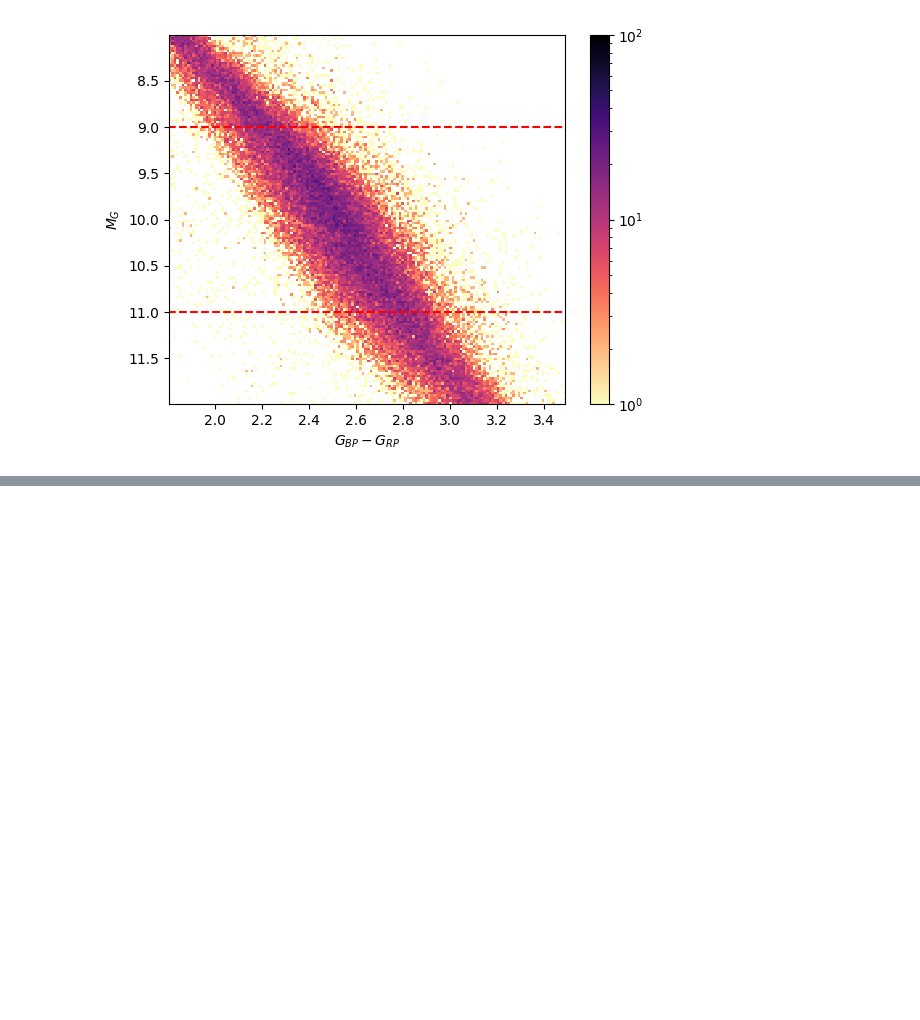
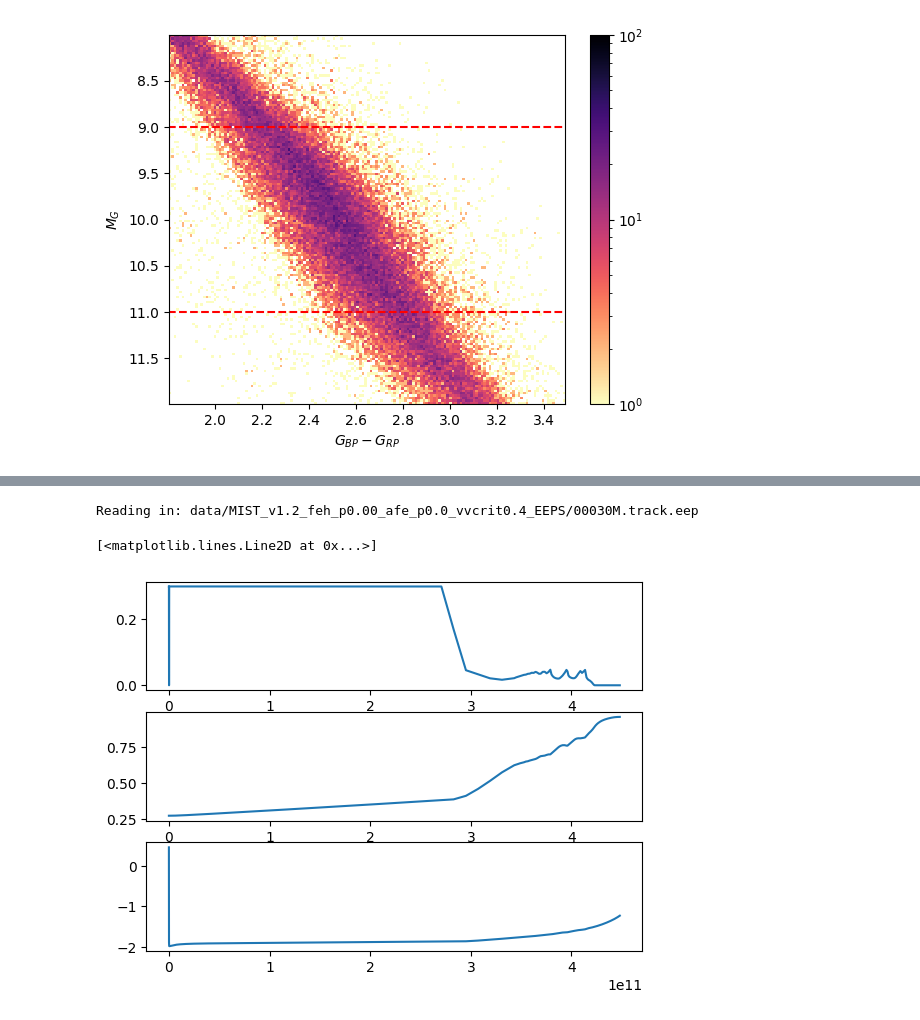
Before and after one commit to Beanz-lab/Astron1120_Final, a Jupyter notebook: proj.ipynb, the cells around one changed output, grey strips where cells are left out. Saved outputs shown, nothing was run; the diff lists cells and outputs as text; code cells hidden in the pictures; blank space fills up the shorter version.

```diff
--- a/proj.ipynb
+++ b/proj.ipynb
@@ -55,0 +99,15 @@ plt.show()
+# %%
+m03 = read_mist_models.EEP('data/MIST_v1.2_feh_p0.00_afe_p0.0_vvcrit0.4_EEPS/00030M.track.eep').eeps
+
+m03 = m03[m03['phase']<2]
+
+fig, (ax, ax2, ax3) = plt.subplots(3, 1)
+
+ax.plot(m03['star_age'], m03['mass_conv_core'])
+# ax.plot(m03['star_age'], m03['conv env top mass'])
+ax2.plot(m03['star_age'], m03['center_he4'])
+ax3.plot(m03['star_age'], m03['log_L'])
+# %% [output]
+Reading in: data/MIST_v1.2_feh_p0.00_afe_p0.0_vvcrit0.4_EEPS/00030M.track.eep
+[<matplotlib.lines.Line2D at 0x...>]
+[figure, added]
```
Also changed, not shown: parts of 4 cells of this notebook, 5 other files.
